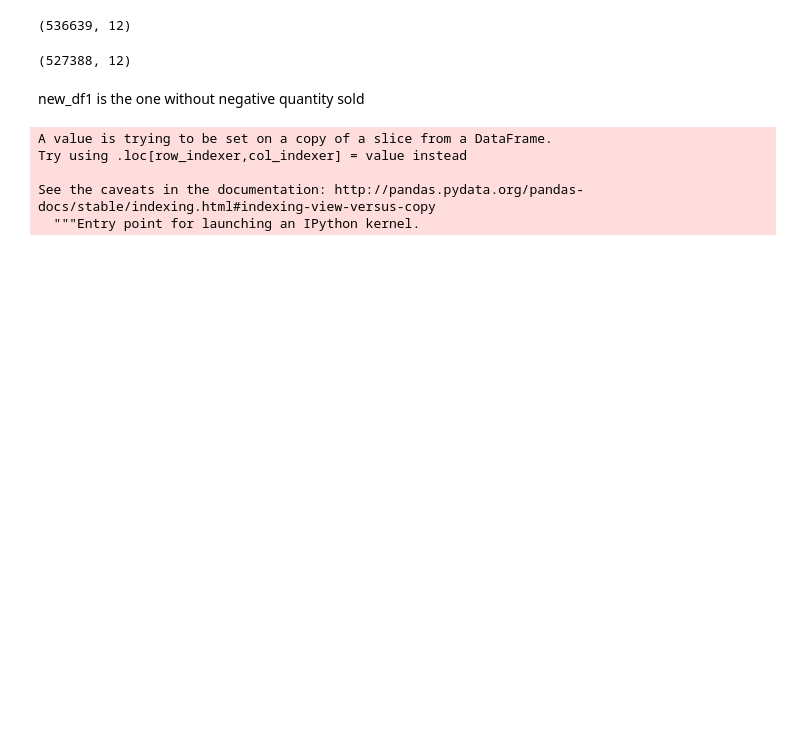
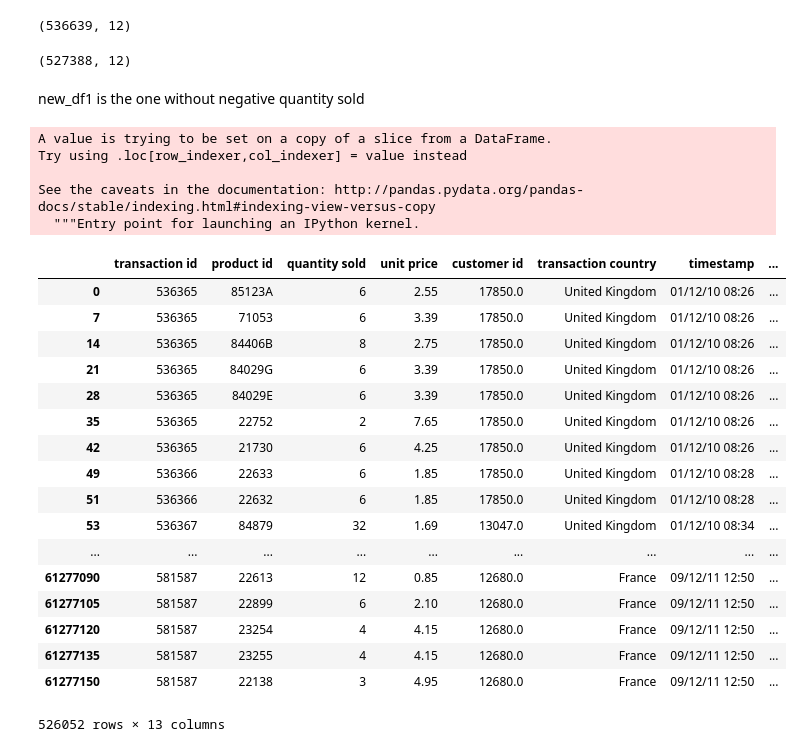
Before and after one commit to Ashish1999Kumar/Deep-learning, a Jupyter notebook: postman.ipynb, the cells around one changed output. Drawn from its saved outputs; the diff is of its cells as text; code cells hidden in the pictures; blank space fills up the shorter version.

```diff
--- a/postman.ipynb
+++ b/postman.ipynb
@@ -95,5 +94,26 @@ Try using .loc[row_indexer,col_indexer] = value instead
 
 See the caveats in the documentation: http://pandas.pydata.org/pandas-docs/stable/indexing.html#indexing-view-versus-copy
   """Entry point for launching an IPython kernel.
+# %%
+new_df1
+# %% [output]
+|  | transaction id | product id | quantity sold | unit price | customer id | transaction country | timestamp | ... |
+| 0 | 536365 | 85123A | 6 | 2.55 | 17850.0 | United Kingdom | 01/12/10 08:26 | ... |
+| 7 | 536365 | 71053 | 6 | 3.39 | 17850.0 | United Kingdom | 01/12/10 08:26 | ... |
+| 14 | 536365 | 84406B | 8 | 2.75 | 17850.0 | United Kingdom | 01/12/10 08:26 | ... |
+| 21 | 536365 | 84029G | 6 | 3.39 | 17850.0 | United Kingdom | 01/12/10 08:26 | ... |
+| 28 | 536365 | 84029E | 6 | 3.39 | 17850.0 | United Kingdom | 01/12/10 08:26 | ... |
+| 35 | 536365 | 22752 | 2 | 7.65 | 17850.0 | United Kingdom | 01/12/10 08:26 | ... |
+| 42 | 536365 | 21730 | 6 | 4.25 | 17850.0 | United Kingdom | 01/12/10 08:26 | ... |
+| 49 | 536366 | 22633 | 6 | 1.85 | 17850.0 | United Kingdom | 01/12/10 08:28 | ... |
+| 51 | 536366 | 22632 | 6 | 1.85 | 17850.0 | United Kingdom | 01/12/10 08:28 | ... |
+| 53 | 536367 | 84879 | 32 | 1.69 | 13047.0 | United Kingdom | 01/12/10 08:34 | ... |
+| ... | ... | ... | ... | ... | ... | ... | ... | ... |
+| 61277090 | 581587 | 22613 | 12 | 0.85 | 12680.0 | France | 09/12/11 12:50 | ... |
+| 61277105 | 581587 | 22899 | 6 | 2.10 | 12680.0 | France | 09/12/11 12:50 | ... |
+| 61277120 | 581587 | 23254 | 4 | 4.15 | 12680.0 | France | 09/12/11 12:50 | ... |
+| 61277135 | 581587 | 23255 | 4 | 4.15 | 12680.0 | France | 09/12/11 12:50 | ... |
+| 61277150 | 581587 | 22138 | 3 | 4.95 | 12680.0 | France | 09/12/11 12:50 | ... |
+526052 rows × 13 columns
 # %%
 import matplotlib.pyplot as plt
```
Also changed, not shown: parts of 8 cells of this notebook.
